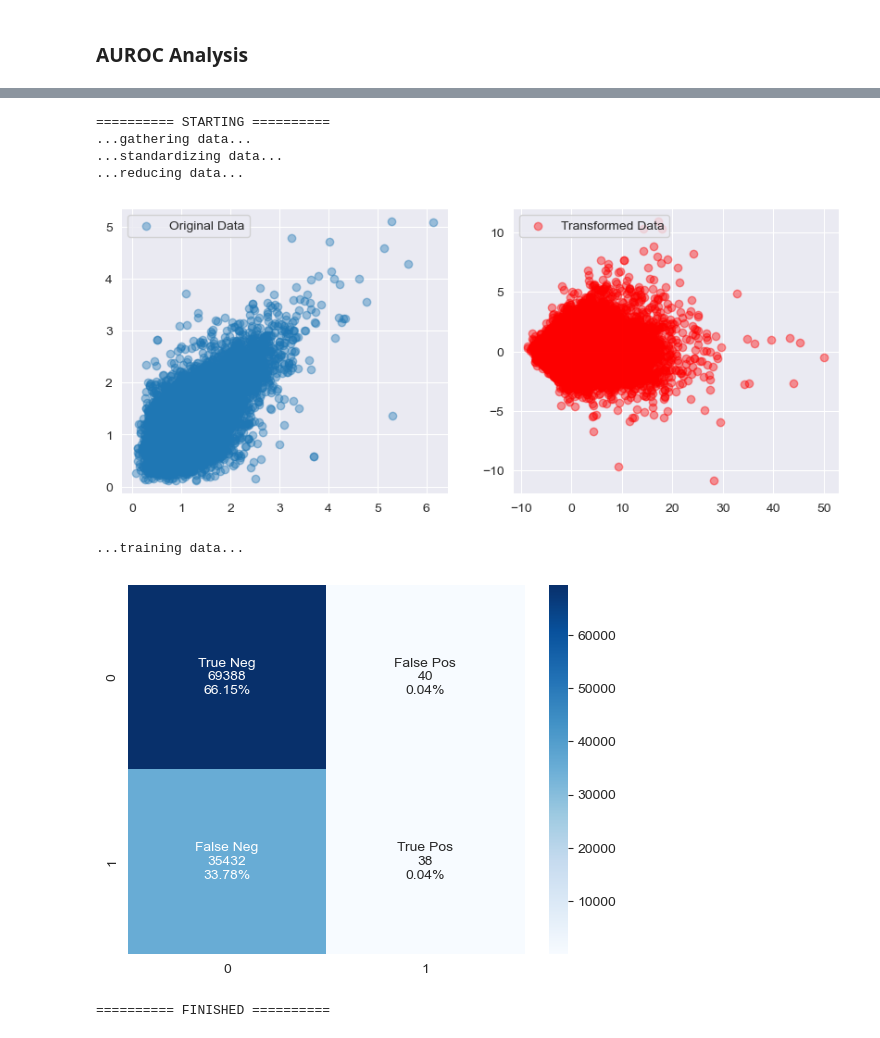
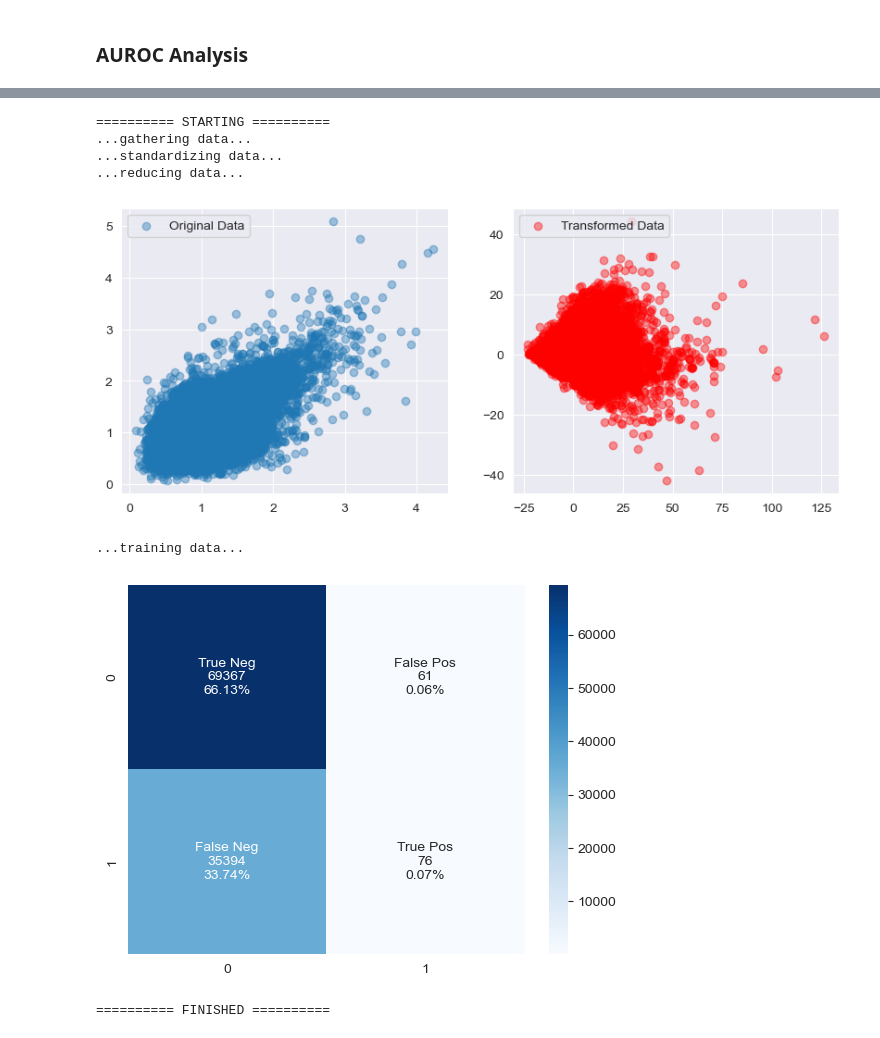
Before and after one commit to datasiansalsa/LC-PrL-DREADDs_Self-Admin_Analysis, a Jupyter notebook: cue_analysis/LC-PrL-DREADDs/LC-PrL-DREADDs_cue_analysis_JJB.ipynb, the cells around one changed output, grey strips where cells are left out. Saved outputs shown, nothing was run; the diff lists cells and outputs as text; code cells hidden in the pictures.

```diff
--- a/cue_analysis/LC-PrL-DREADDs/LC-PrL-DREADDs_cue_analysis_JJB.ipynb
+++ b/cue_analysis/LC-PrL-DREADDs/LC-PrL-DREADDs_cue_analysis_JJB.ipynb
@@ -714,9 +744,9 @@ def plot_sklearn_roc_curve(y_real, y_pred, group, day, color):
 #TRAINING DATA
 
 #initialize group(s)
-groups = ['CueRein']
-indir_list = [LCDD_cueRein_dir]
-animals_of_interest_list = [LCDD_cueRein_animals]
+groups = ['CueRein', 'CueRein', 'CueRein']
+indir_list = [ALL_cueRein_dir, LCDD_cueRein_dir, Gi_cueRein_dir]
+animals_of_interest_list = [ALL_cueRein_animals, LCDD_cueRein_animals, Gi_cueRein_animals]
 
 print('========== STARTING ==========')
 
@@ -734,7 +764,7 @@ for index in range(len(groups)):
                 flags = np.load(os.path.join(indir, animal, fov, 'classificationFlags.npy'))
                 for neuron in range(trials.shape[2]):
                     for trial in range(trials.shape[0]):
-                        train_set.append(trials[trial,response_epoch[0]:response_epoch[1],neuron])
+                        train_set.append(trials[trial,baseline_epoch[0]:response_epoch[1],neuron])
                         train_target.append(flags[trial])
         except:
             print('*** ERROR: %s has no file ***'%(animal))
@@ -764,7 +794,7 @@ plt.show()
 
 print('...training data...')
 #accuracy
-MODEL.fit(reduced_X, y)
+MODEL.fit(X, y)
 
 print('========== FINISHED ==========')
 # %% [output]
@@ -814,7 +844,7 @@ for index in range(len(groups)):
             flags = np.load(os.path.join(indir, animal, fov, 'classificationFlags.npy'))
             for neuron in range(trials.shape[2]):
                 for trial in range(trials.shape[0]):
-                    train_set.append(trials[trial,response_epoch[0]:response_epoch[1],neuron])
+                    train_set.append(trials[trial,baseline_epoch[0]:response_epoch[1],neuron])
                     train_target.append(flags[trial])
 #X and y training data
 X = np.array(train_set)
@@ -836,36 +866,36 @@ reduction = DIMENSION_REDUCTION
 reduced_X = reduction.fit_transform(stand_X)
 
 sns.set_style('darkgrid')
 ax[1].scatter(reduced_X[:,0], reduced_X[:,1], alpha=.4, color='red')
 ax[1].legend(['Transformed Data'], loc=2)
 plt.show()
 
 print('...training data...')
 #accuracy
-control_pred = MODEL.predict(reduced_X)
-control_pred_proba = MODEL.predict_proba(reduced_X)[:,1]
+control_pred = MODEL.predict(X)
+control_pred_proba = MODEL.predict_proba(X)[:,1]
 
 cf_matrix = confusion_matrix(y, control_pred)
 group_names = ['True Neg','False Pos','False Neg','True Pos']
 group_counts = ['{0:0.0f}'.format(value) for value in
                 cf_matrix.flatten()]
 group_percentages = ['{0:.2%}'.format(value) for value in
                      cf_matrix.flatten()/np.sum(cf_matrix)]
 labels = [f'{v1}\n{v2}\n{v3}' for v1, v2, v3 in
           zip(group_names,group_counts,group_percentages)]
 labels = np.asarray(labels).reshape(2,2)
 sns.heatmap(cf_matrix, annot=labels, fmt='', cmap='Blues')
 plt.show()
 
 plot_sklearn_roc_curve(y, control_pred_proba, 'LCDD', 'CueRein', 'blue')
 
 print('========== FINISHED ==========')
 # %% [output]
 ========== STARTING ==========
 ...gathering data...
 ...standardizing data...
 ...reducing data...
-[figure, old version]
+[figure, new version]
 ...training data...
 [figure]
 ========== FINISHED ==========
```
Also changed, not shown: parts of 4 cells of this notebook.
